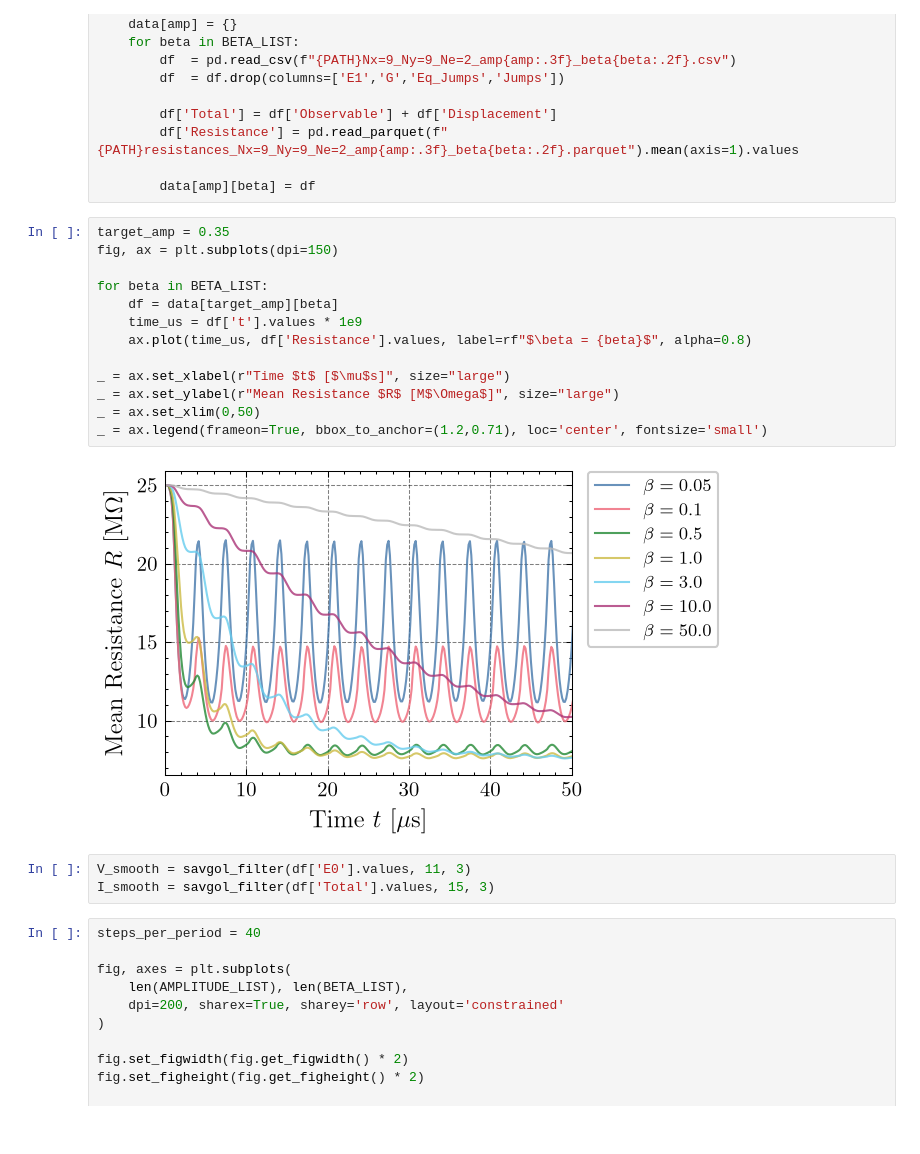
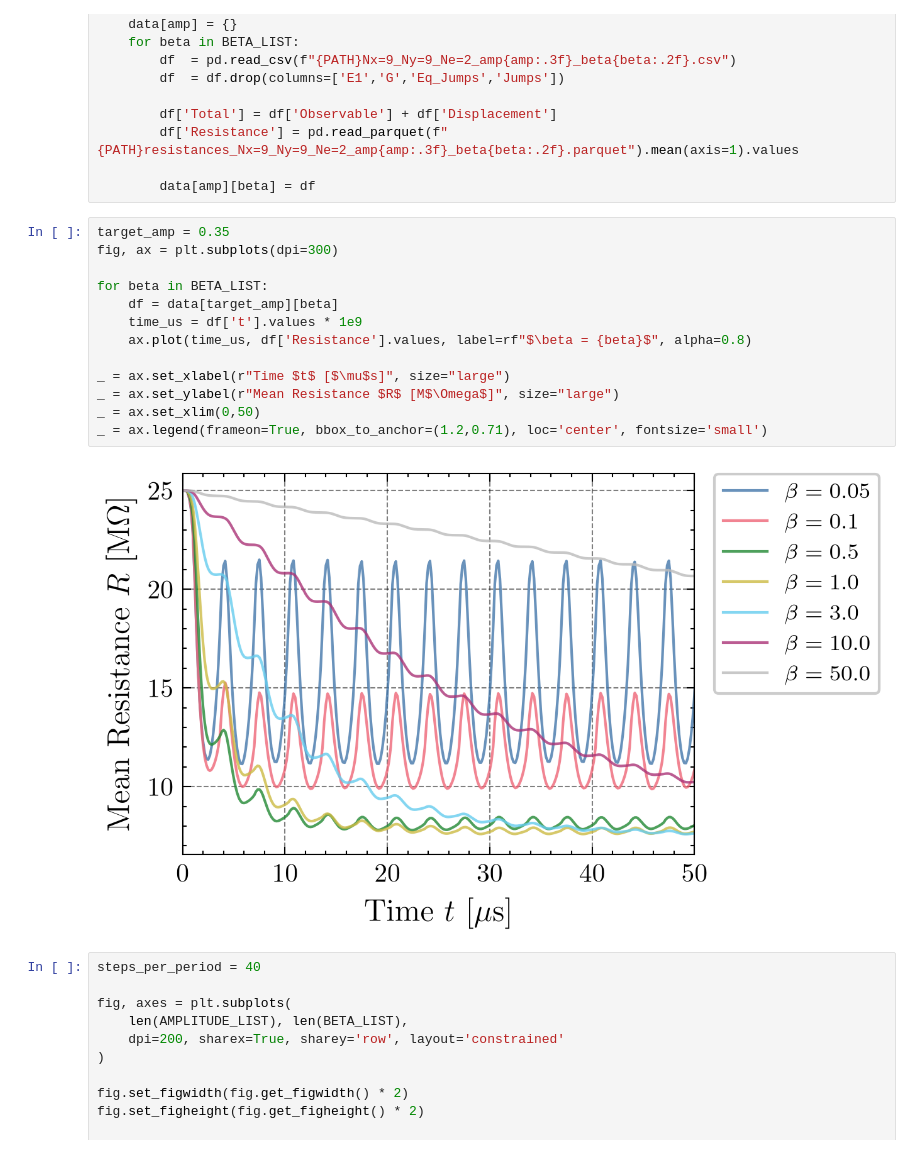
Before and after one commit to JonasMnsing/nanonets, a Jupyter notebook: notebooks/dynamic_resistances/sweep_amp_beta.ipynb, the cells around one changed output. Saved outputs shown, nothing was run; the diff lists cells and outputs as text.

```diff
--- a/notebooks/dynamic_resistances/sweep_amp_beta.ipynb
+++ b/notebooks/dynamic_resistances/sweep_amp_beta.ipynb
@@ -25,22 +25,19 @@ for amp in AMPLITUDE_LIST:
         data[amp][beta] = df
 # %%
 target_amp = 0.35
-fig, ax = plt.subplots(dpi=150)
+fig, ax = plt.subplots(dpi=300)
 
 for beta in BETA_LIST:
     df = data[target_amp][beta]
     time_us = df['t'].values * 1e9
     ax.plot(time_us, df['Resistance'].values, label=rf"$\beta = {beta}$", alpha=0.8)
 
 _ = ax.set_xlabel(r"Time $t$ [$\mu$s]", size="large")
 _ = ax.set_ylabel(r"Mean Resistance $R$ [M$\Omega$]", size="large")
 _ = ax.set_xlim(0,50)
 _ = ax.legend(frameon=True, bbox_to_anchor=(1.2,0.71), loc='center', fontsize='small')
 # %% [output]
-[figure, old version]
+[figure, new version]
-# %%
-V_smooth = savgol_filter(df['E0'].values, 11, 3)
-I_smooth = savgol_filter(df['Total'].values, 15, 3)
 # %%
 steps_per_period = 40
 
```
Also changed, not shown: parts of 1 cell of this notebook, 5 other files.
